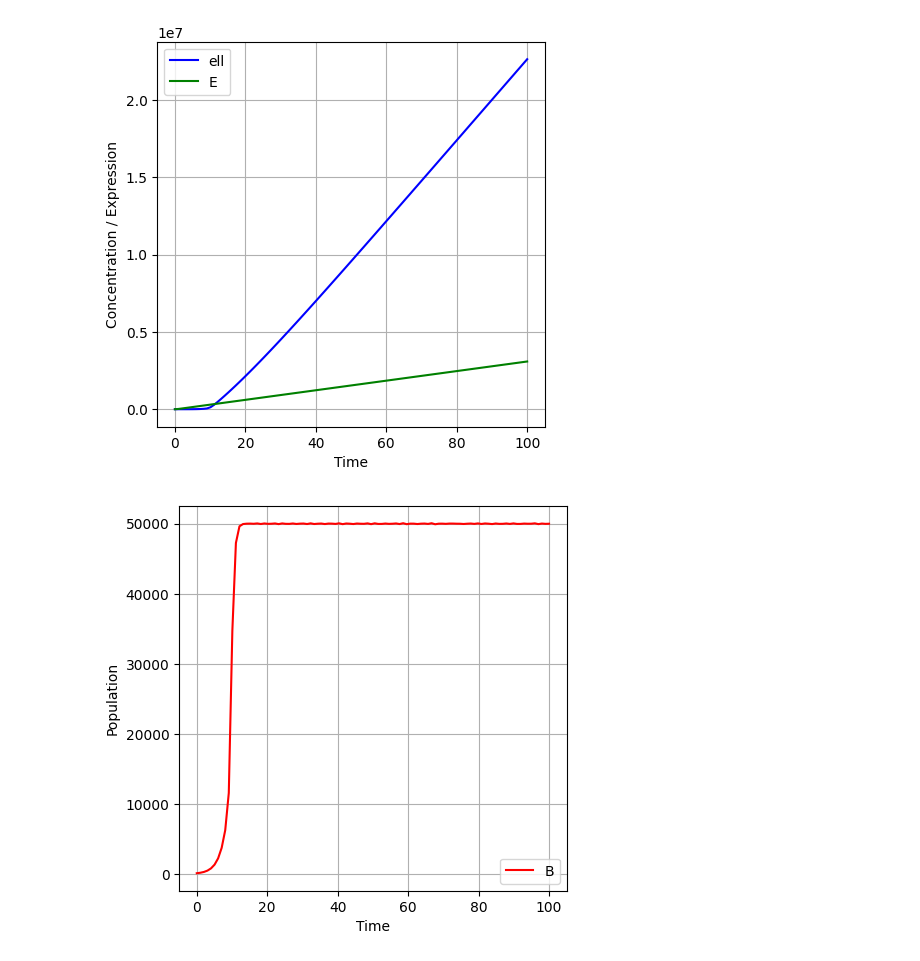
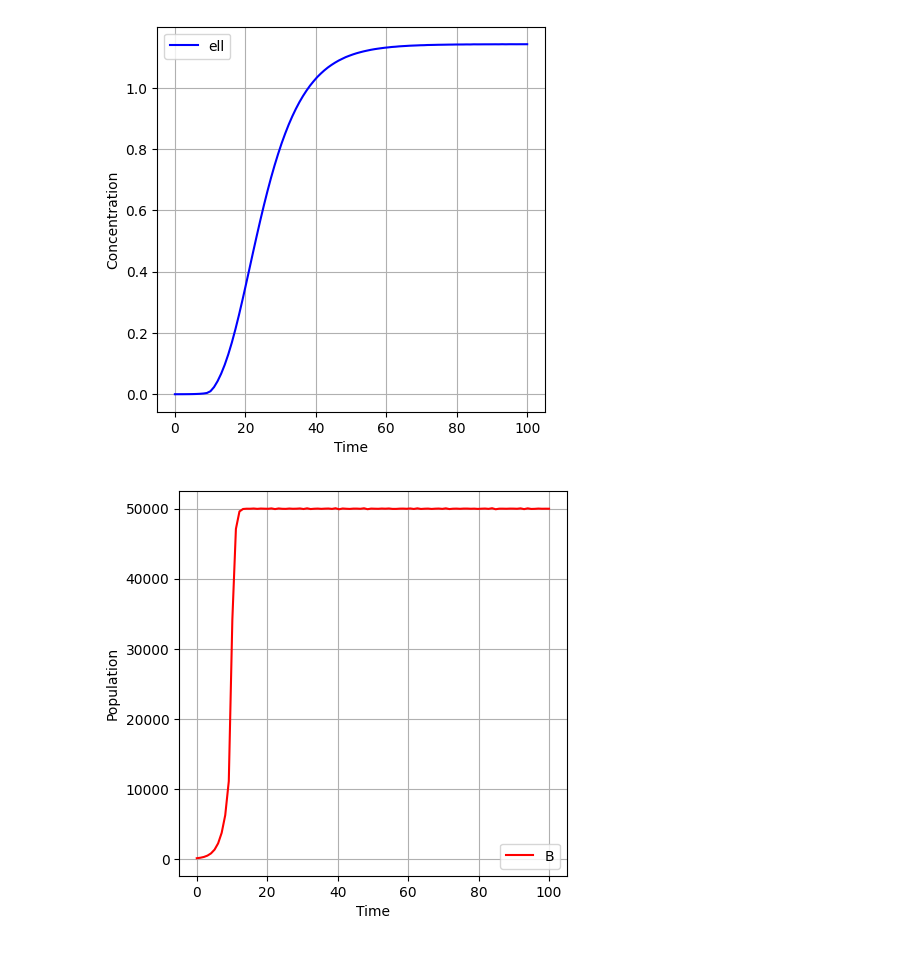
Before and after one commit to mcouture695/gt-quorumsensing-26, a Jupyter notebook: signal-density-QS.ipynb, the cells around one changed output. Drawn from its saved outputs; the diff is of its cells as text; code cells hidden in the pictures.

Commit message:
Changing parameters and equations so that signal concentration levels off

```diff
--- a/signal-density-QS.ipynb
+++ b/signal-density-QS.ipynb
@@ -8,8 +8,8 @@ import math
 # %%
 #parameter guessing for d and m based on: https://www.pnas.org/doi/pdf/10.1073/pnas.1319175111
 p = 0.2
-d = 0.045
-m = 0.03
+d = 0.2 #0.045
+m = 0.1 #0.03
 B = symbols('B')
 l = symbols('l')
 K =  5e4 #from paper; estimated based on model fit
@@ -19,49 +19,67 @@ B_thresh = 1e4 #estimated population at threshold for logistic
 k = math.log(B_thresh/initial)/9 #estimated to create a delay state
 a = 1000 #initial gene expression
 H = 0.875 # half the maximum signal concentration
-c = 12.7e-6 #proportionality constant (in uM/RLU) for 3-oxo-C12-HSL; 25.4e-6 for C4-HSL
+c = 1.27e-5/50000 #proportionality constant (in uM/RLU) for 3-oxo-C12-HSL; 25.4e-6 for C4-HSL
 b = 30000 #maximum increase in expression
 #parameters estimated from thomas_multi-signal_2023
 
 def model(t, state):
-    l, B, E = state
-    dldt = c*E*B - d*l - m*l
+    l, B = state
+    E = a + b*(l / (l + H))
+    dldt = (c*E*B) - d*l - m*l
     #dldt = 0
     if t<9: #9hrs estimated critical population from paper data
         dBdt = k*B #slow exponential growth at first; easier than delay function!
     else:
         dBdt = r*B*(1 - (B/K))
-    E = a + b*(l/(l+H))
-    return [dldt, dBdt, E]
+    return [dldt, dBdt]
 
 t_span = (0, 100)
-initial = (0.1, initial, 0)
+initial = (0, initial)
 
 t_evaluate = np.linspace(0, 100, 100)
 
 sol = solve_ivp(fun = model, t_span = t_span, y0 = initial, method = 'RK45', t_eval = t_evaluate)
 
 plt.figure(figsize=(5,5))
 plt.plot(sol.t, sol.y[0], label='ell', color='blue')
 #plt.plot(sol.t, sol.y[1], label='B', color='red')
-plt.plot(sol.t, sol.y[2], label='E', color='green')
+#plt.plot(sol.t, sol.y[2], label='E', color='green')
 #plt.plot(sol.t, sol.y[3], label='R', color='orange')
 plt.xlabel('Time')
-plt.ylabel('Concentration / Expression')
+plt.ylabel('Concentration')
 plt.legend()
 plt.grid(True)
 plt.show()
 
 plt.figure(figsize=(5,5))
 #plt.plot(sol.t, sol.y[0], label='ell', color='blue')
 plt.plot(sol.t, sol.y[1], label='B', color='red')
 #plt.plot(sol.t, sol.y[2], label='E', color='green')
 #plt.plot(sol.t, sol.y[3], label='R', color='orange')
 plt.xlabel('Time')
 plt.ylabel('Population')
 plt.legend()
 plt.grid(True)
 plt.show()
+
+# Extract solved states
+l_solved = sol.y[0]
+B_solved = sol.y[1]
+
+# Reconstruct E for the plot
+E_solved = a + b * (l_solved / (l_solved + H))
+
+plt.figure(figsize=(5,5))
+#plt.plot(sol.t, sol.y[0], label='ell', color='blue')
+#plt.plot(sol.t, sol.y[1], label='B', color='red')
+plt.plot(sol.t, E_solved, label='E', color='green')
+#plt.plot(sol.t, sol.y[3], label='R', color='orange')
+plt.xlabel('Time')
+plt.ylabel('Expression')
+plt.legend()
+plt.grid(True)
+plt.show()
 # %% [output]
-[figure, old version]
+[figure, new version]
 [figure]
```
Also changed, not shown: parts of 1 cell of this notebook.
